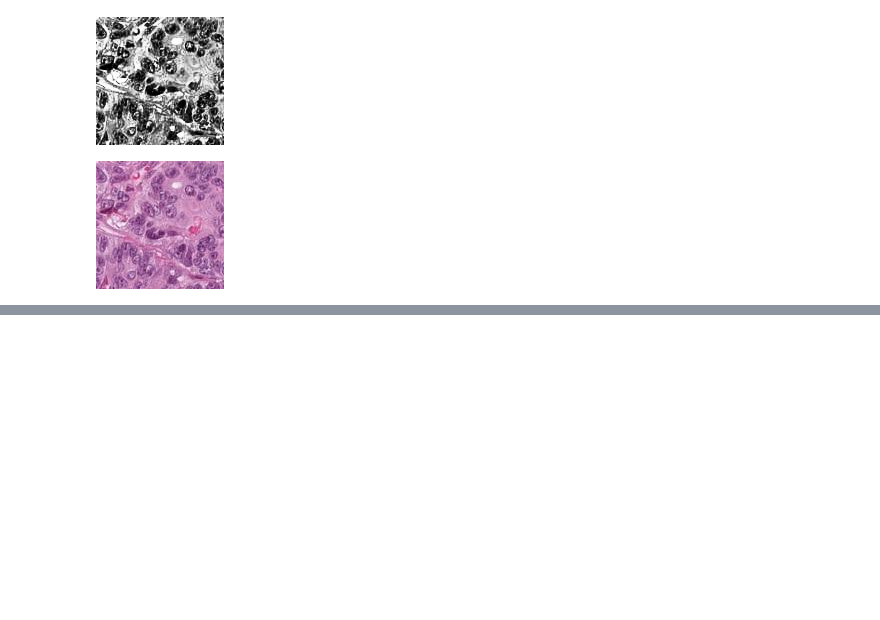
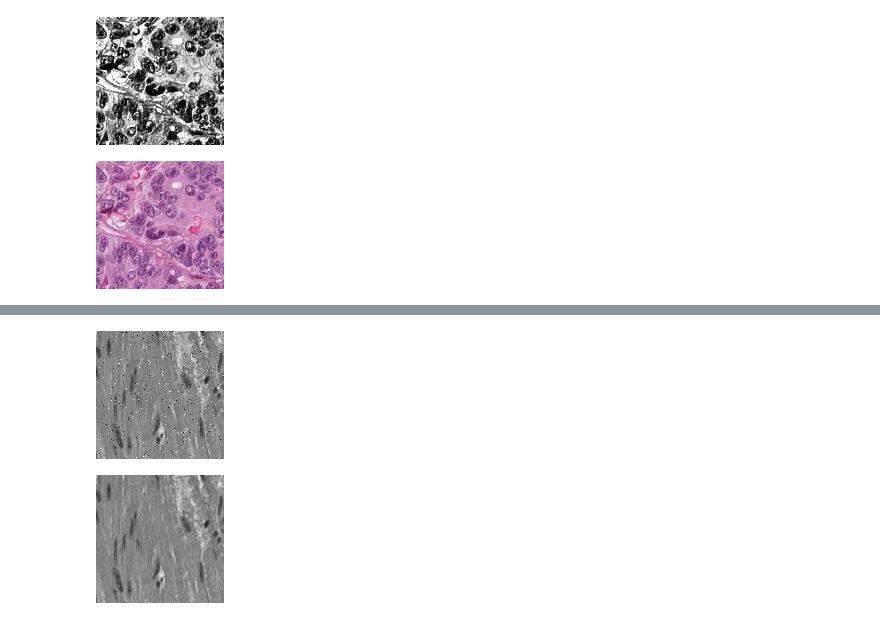
Before and after one commit to DanielAraldiEDU/one-off-operations-and-spatial-filtering, a Jupyter notebook: src/main.ipynb, the cells around one changed output, grey strips where cells are left out. Saved outputs shown, nothing was run; the diff lists cells and outputs as text; code cells hidden in the pictures; blank space fills up the shorter version.

Commit message:
feat: add function `salt_and_pepper_noise` and processing flow to improve images

```diff
--- a/src/main.ipynb
+++ b/src/main.ipynb
@@ -561,0 +562,16 @@ cv2_imshow(image_skin3)
+# %%
+def add_salt_and_pepper_noise(image, salt_prob=0.01, pepper_prob=0.01):
+    noisy = image.copy()
+    rnd = np.random.rand(*image.shape[:2])
+
+    if len(image.shape) == 2:
+        noisy[rnd < salt_prob] = 255
+        noisy[rnd > 1 - pepper_prob] = 0
+    else:
+        for c in range(image.shape[2]):
+            channel = noisy[:, :, c]
+            channel[rnd < salt_prob] = 255
+            channel[rnd > 1 - pepper_prob] = 0
+            noisy[:, :, c] = channel
+
+    return noisy
@@ -561,0 +582,7 @@ cv2_imshow(image_skin3)
+# %%
+image_skin1_salt_and_papper = add_salt_and_pepper_noise(image_skin1_pondered)
+cv2_imshow(image_skin1_salt_and_papper)
+cv2_imshow(image_skin1_pondered)
+# %% [output]
+[figure, added]
+[figure, added]
```
Also changed, not shown: parts of 12 cells of this notebook.
